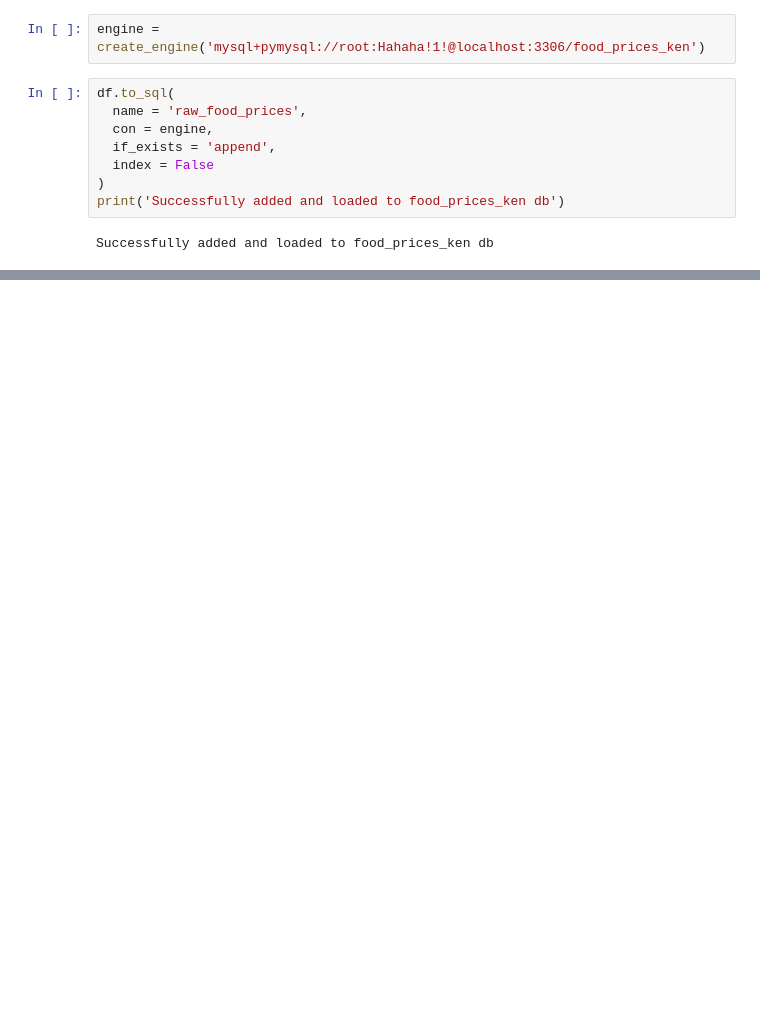
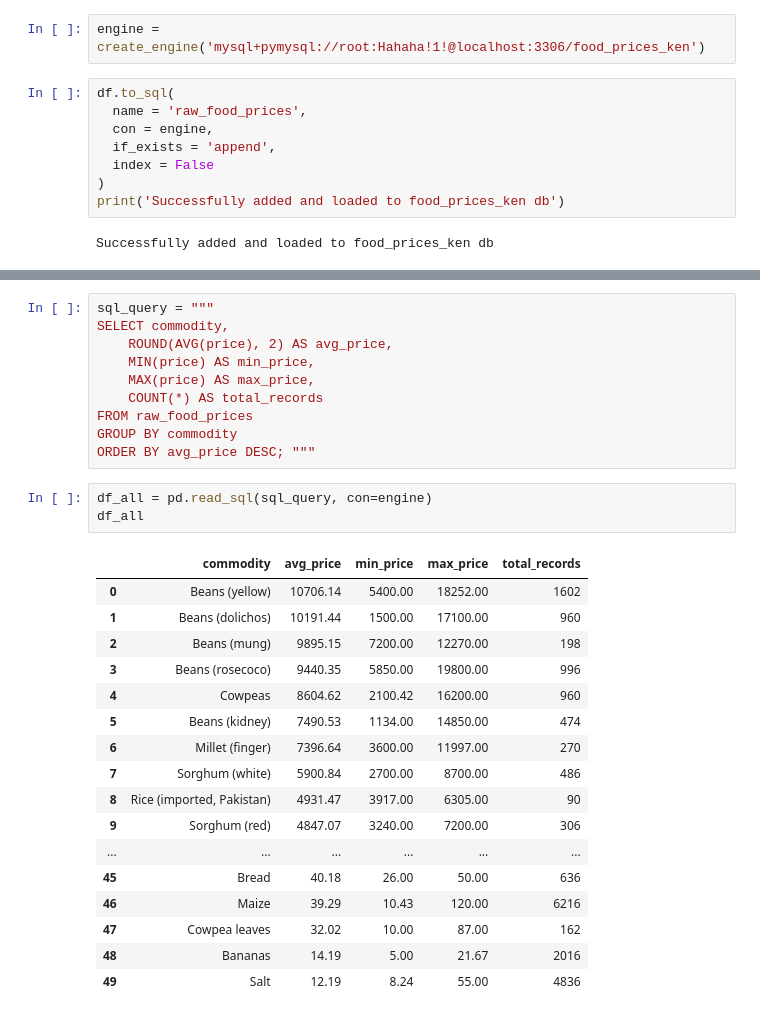
Before and after one commit to jwanzie/kenya-food-prices-etl-pipeline, a Jupyter notebook: Data_Pipeline.ipynb, the cells around one changed output, grey strips where cells are left out. Cells and saved outputs as stored; diff of their text form; blank space fills up the shorter version.

```diff
--- a/Data_Pipeline.ipynb
+++ b/Data_Pipeline.ipynb
@@ -31,0 +87,31 @@ Successfully added and loaded to food_prices_ken db
+# %%
+sql_query = """
+SELECT commodity,
+	ROUND(AVG(price), 2) AS avg_price,
+    MIN(price) AS min_price,
+    MAX(price) AS max_price,
+    COUNT(*) AS total_records
+FROM raw_food_prices
+GROUP BY commodity
+ORDER BY avg_price DESC; """
+# %%
+df_all = pd.read_sql(sql_query, con=engine)
+df_all
+# %% [output]
+|  | commodity | avg_price | min_price | max_price | total_records |
+| 0 | Beans (yellow) | 10706.14 | 5400.00 | 18252.00 | 1602 |
+| 1 | Beans (dolichos) | 10191.44 | 1500.00 | 17100.00 | 960 |
+| 2 | Beans (mung) | 9895.15 | 7200.00 | 12270.00 | 198 |
+| 3 | Beans (rosecoco) | 9440.35 | 5850.00 | 19800.00 | 996 |
+| 4 | Cowpeas | 8604.62 | 2100.42 | 16200.00 | 960 |
+| 5 | Beans (kidney) | 7490.53 | 1134.00 | 14850.00 | 474 |
+| 6 | Millet (finger) | 7396.64 | 3600.00 | 11997.00 | 270 |
+| 7 | Sorghum (white) | 5900.84 | 2700.00 | 8700.00 | 486 |
+| 8 | Rice (imported, Pakistan) | 4931.47 | 3917.00 | 6305.00 | 90 |
+| 9 | Sorghum (red) | 4847.07 | 3240.00 | 7200.00 | 306 |
+| ... | ... | ... | ... | ... | ... |
+| 45 | Bread | 40.18 | 26.00 | 50.00 | 636 |
+| 46 | Maize | 39.29 | 10.43 | 120.00 | 6216 |
+| 47 | Cowpea leaves | 32.02 | 10.00 | 87.00 | 162 |
+| 48 | Bananas | 14.19 | 5.00 | 21.67 | 2016 |
+| 49 | Salt | 12.19 | 8.24 | 55.00 | 4836 |
```
Also changed, not shown: parts of 13 cells of this notebook.
